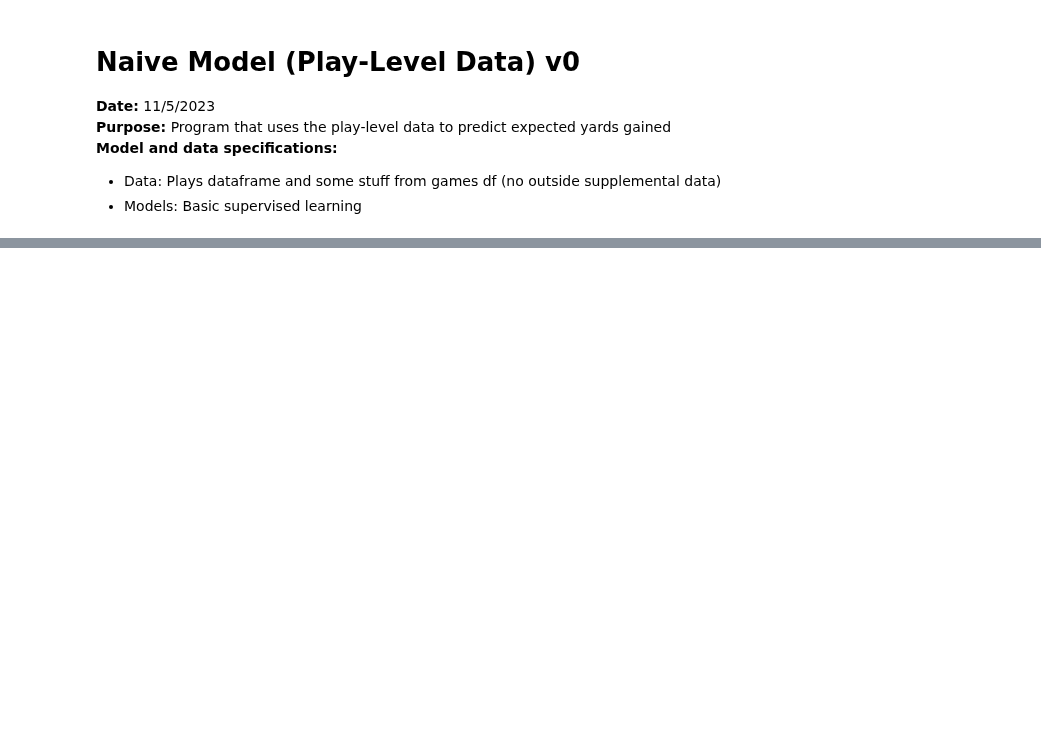
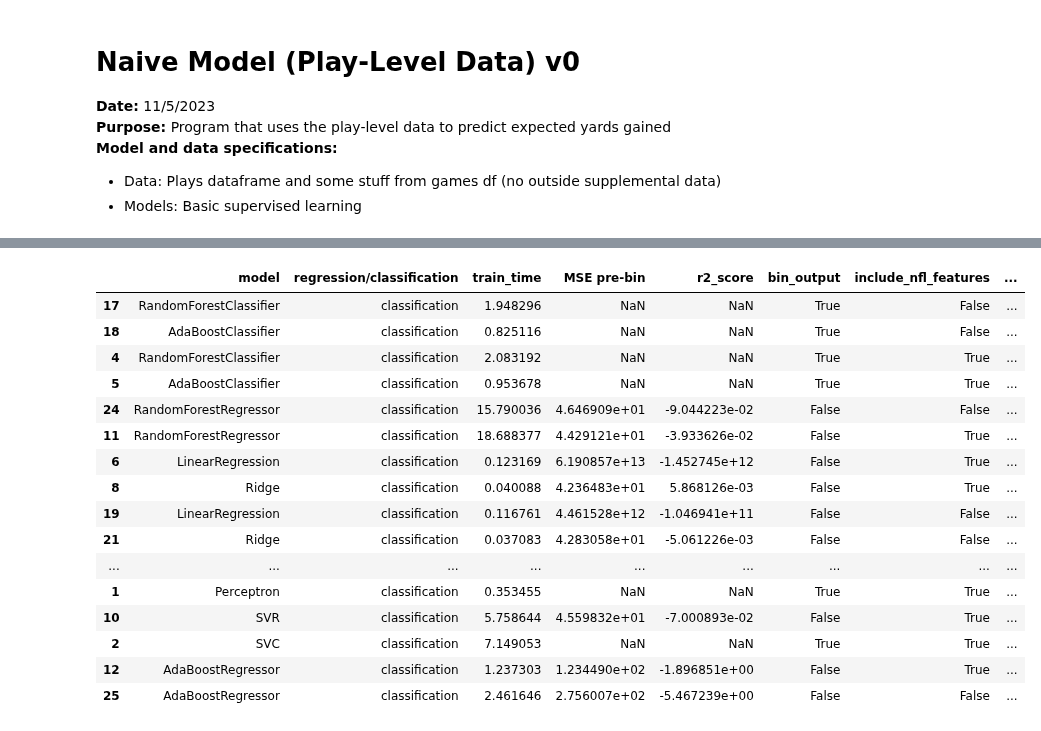
Before and after one commit to Andrew-Koulogeorge/NFL-Big-Data-Bowl, a Jupyter notebook: naive_model/naive_model_v0.ipynb, the cells around one changed output, grey strips where cells are left out. Saved outputs shown, nothing was run; the diff lists cells and outputs as text; code cells hidden in the pictures; blank space fills up the shorter version.

Commit message:
naive models v0

```diff
--- a/naive_model/naive_model_v0.ipynb
+++ b/naive_model/naive_model_v0.ipynb
@@ -29,0 +96,8 @@ include_nfl_features_params = [True, False]
+# %%
+X_train, X_test, y_train, y_test = train_test_split(X, y, test_size=0.25, random_state=24)
+
+print('X_train shape : ', X_train.shape)
+print('y_train shape : ', y_train.shape)
+
+print('X_test shape  : ', X_test.shape)
+print('y_test shape  : ', y_test.shape)
@@ -29,0 +109,5 @@ include_nfl_features_params = [True, False]
+# %%
+start_time = time.time()
+model = RandomForestRegressor()
+model.fit(X = X_train, y = y_train)
+print("training time: " + str(time.time() - start_time))
@@ -29,0 +120,2 @@ include_nfl_features_params = [True, False]
+# %%
+y_pred = model.predict(X_test)
@@ -29,0 +127,4 @@ include_nfl_features_params = [True, False]
+# %%
+bins = [float('-inf'), -2, 0, 1, 2.5, 5, 10, float('inf')]
+y_pred_binned = pd.cut(y_pred, bins = bins, labels = range(len(bins) - 1))
+y_test_binned = pd.cut(y_test, bins = bins, labels = range(len(bins) - 1))
@@ -29,0 +276,20 @@ include_nfl_features_params = [True, False]
+# %%
+results_df.sort_values(by = 'f1_score', ascending = False)
+# %% [output]
+|  | model | regression/classification | train_time | MSE pre-bin | r2_score | bin_output | include_nfl_features | ... |
+| 17 | RandomForestClassifier | classification | 1.948296 | NaN | NaN | True | False | ... |
+| 18 | AdaBoostClassifier | classification | 0.825116 | NaN | NaN | True | False | ... |
+| 4 | RandomForestClassifier | classification | 2.083192 | NaN | NaN | True | True | ... |
+| 5 | AdaBoostClassifier | classification | 0.953678 | NaN | NaN | True | True | ... |
+| 24 | RandomForestRegressor | classification | 15.790036 | 4.646909e+01 | -9.044223e-02 | False | False | ... |
+| 11 | RandomForestRegressor | classification | 18.688377 | 4.429121e+01 | -3.933626e-02 | False | True | ... |
+| 6 | LinearRegression | classification | 0.123169 | 6.190857e+13 | -1.452745e+12 | False | True | ... |
+| 8 | Ridge | classification | 0.040088 | 4.236483e+01 | 5.868126e-03 | False | True | ... |
+| 19 | LinearRegression | classification | 0.116761 | 4.461528e+12 | -1.046941e+11 | False | False | ... |
+| 21 | Ridge | classification | 0.037083 | 4.283058e+01 | -5.061226e-03 | False | False | ... |
+| ... | ... | ... | ... | ... | ... | ... | ... | ... |
+| 1 | Perceptron | classification | 0.353455 | NaN | NaN | True | True | ... |
+| 10 | SVR | classification | 5.758644 | 4.559832e+01 | -7.000893e-02 | False | True | ... |
+| 2 | SVC | classification | 7.149053 | NaN | NaN | True | True | ... |
+| 12 | AdaBoostRegressor | classification | 1.237303 | 1.234490e+02 | -1.896851e+00 | False | True | ... |
+| 25 | AdaBoostRegressor | classification | 2.461646 | 2.756007e+02 | -5.467239e+00 | False | False | ... |
```
Also changed, not shown: parts of 16 cells of this notebook, 1 other file.
